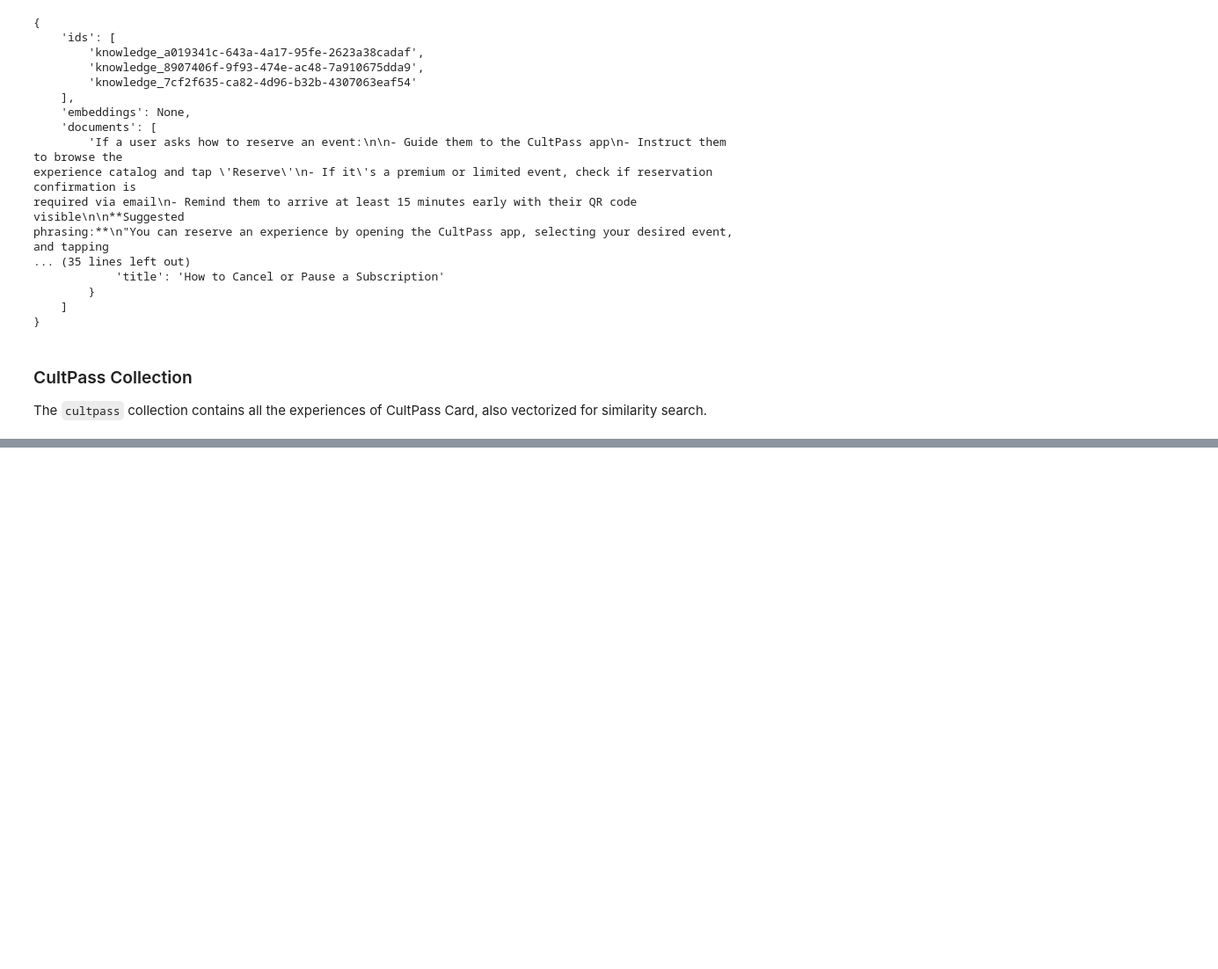
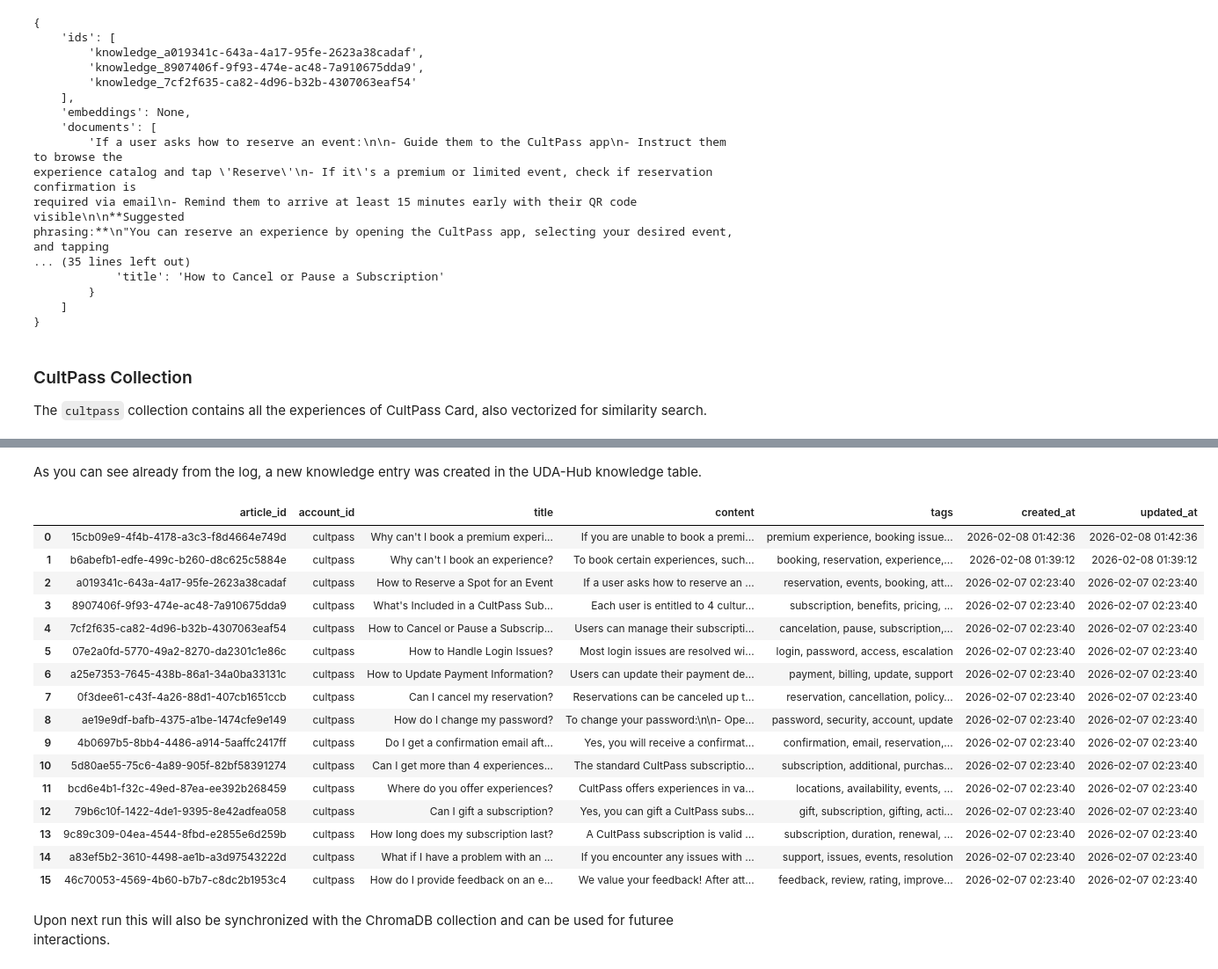
Before and after one commit to tkober/nd901-agentic-ai-with-langchain-and-langgraph-project-3, a Jupyter notebook: starter/03_agentic_app.ipynb, the cells around one changed output, grey strips where cells are left out. Shown at 88% size. Cells and saved outputs as stored; diff of their text form; code cells hidden in the pictures; blank space fills up the shorter version.

```diff
--- a/starter/03_agentic_app.ipynb
+++ b/starter/03_agentic_app.ipynb
@@ -274,0 +584,24 @@ Pretty(chroma_client.get_collection("cultpass").get(limit=5))
+# %% [markdown]
+As you can see already from the log, a new knowledge entry was created in the UDA-Hub knowledge table.
+# %%
+udahub_db(f"SELECT * FROM knowledge ORDER BY created_at DESC")
+# %% [output]
+|  | article_id | account_id | title | content | tags | created_at | updated_at |
+| 0 | 15cb09e9-4f4b-4178-a3c3-f8d4664e749d | cultpass | Why can't I book a premium experi... | If you are unable to book a premi... | premium experience, booking issue... | 2026-02-08 01:42:36 | 2026-02-08 01:42:36 |
+| 1 | b6abefb1-edfe-499c-b260-d8c625c5884e | cultpass | Why can't I book an experience? | To book certain experiences, such... | booking, reservation, experience,... | 2026-02-08 01:39:12 | 2026-02-08 01:39:12 |
+| 2 | a019341c-643a-4a17-95fe-2623a38cadaf | cultpass | How to Reserve a Spot for an Event | If a user asks how to reserve an ... | reservation, events, booking, att... | 2026-02-07 02:23:40 | 2026-02-07 02:23:40 |
+| 3 | 8907406f-9f93-474e-ac48-7a910675dda9 | cultpass | What's Included in a CultPass Sub... | Each user is entitled to 4 cultur... | subscription, benefits, pricing, ... | 2026-02-07 02:23:40 | 2026-02-07 02:23:40 |
+| 4 | 7cf2f635-ca82-4d96-b32b-4307063eaf54 | cultpass | How to Cancel or Pause a Subscrip... | Users can manage their subscripti... | cancelation, pause, subscription,... | 2026-02-07 02:23:40 | 2026-02-07 02:23:40 |
+| 5 | 07e2a0fd-5770-49a2-8270-da2301c1e86c | cultpass | How to Handle Login Issues? | Most login issues are resolved wi... | login, password, access, escalation | 2026-02-07 02:23:40 | 2026-02-07 02:23:40 |
+| 6 | a25e7353-7645-438b-86a1-34a0ba33131c | cultpass | How to Update Payment Information? | Users can update their payment de... | payment, billing, update, support | 2026-02-07 02:23:40 | 2026-02-07 02:23:40 |
+| 7 | 0f3dee61-c43f-4a26-88d1-407cb1651ccb | cultpass | Can I cancel my reservation? | Reservations can be canceled up t... | reservation, cancellation, policy... | 2026-02-07 02:23:40 | 2026-02-07 02:23:40 |
+| 8 | ae19e9df-bafb-4375-a1be-1474cfe9e149 | cultpass | How do I change my password? | To change your password:\n\n- Ope... | password, security, account, update | 2026-02-07 02:23:40 | 2026-02-07 02:23:40 |
+| 9 | 4b0697b5-8bb4-4486-a914-5aaffc2417ff | cultpass | Do I get a confirmation email aft... | Yes, you will receive a confirmat... | confirmation, email, reservation,... | 2026-02-07 02:23:40 | 2026-02-07 02:23:40 |
+| 10 | 5d80ae55-75c6-4a89-905f-82bf58391274 | cultpass | Can I get more than 4 experiences... | The standard CultPass subscriptio... | subscription, additional, purchas... | 2026-02-07 02:23:40 | 2026-02-07 02:23:40 |
+| 11 | bcd6e4b1-f32c-49ed-87ea-ee392b268459 | cultpass | Where do you offer experiences? | CultPass offers experiences in va... | locations, availability, events, ... | 2026-02-07 02:23:40 | 2026-02-07 02:23:40 |
+| 12 | 79b6c10f-1422-4de1-9395-8e42adfea058 | cultpass | Can I gift a subscription? | Yes, you can gift a CultPass subs... | gift, subscription, gifting, acti... | 2026-02-07 02:23:40 | 2026-02-07 02:23:40 |
+| 13 | 9c89c309-04ea-4544-8fbd-e2855e6d259b | cultpass | How long does my subscription last? | A CultPass subscription is valid ... | subscription, duration, renewal, ... | 2026-02-07 02:23:40 | 2026-02-07 02:23:40 |
+| 14 | a83ef5b2-3610-4498-ae1b-a3d97543222d | cultpass | What if I have a problem with an ... | If you encounter any issues with ... | support, issues, events, resolution | 2026-02-07 02:23:40 | 2026-02-07 02:23:40 |
+| 15 | 46c70053-4569-4b60-b7b7-c8dc2b1953c4 | cultpass | How do I provide feedback on an e... | We value your feedback! After att... | feedback, review, rating, improve... | 2026-02-07 02:23:40 | 2026-02-07 02:23:40 |
+# %% [markdown]
+Upon next run this will also be synchronized with the ChromaDB collection and can be used for futuree interactions.
```
Also changed, not shown: parts of 44 cells of this notebook, 7 other files.
